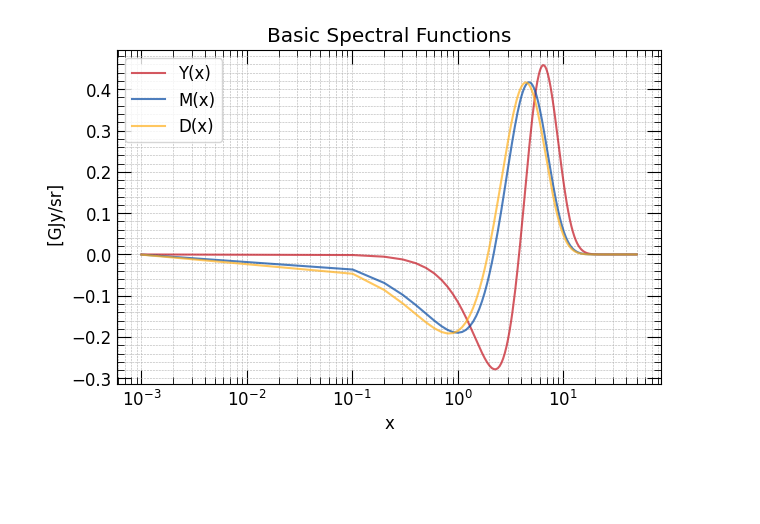
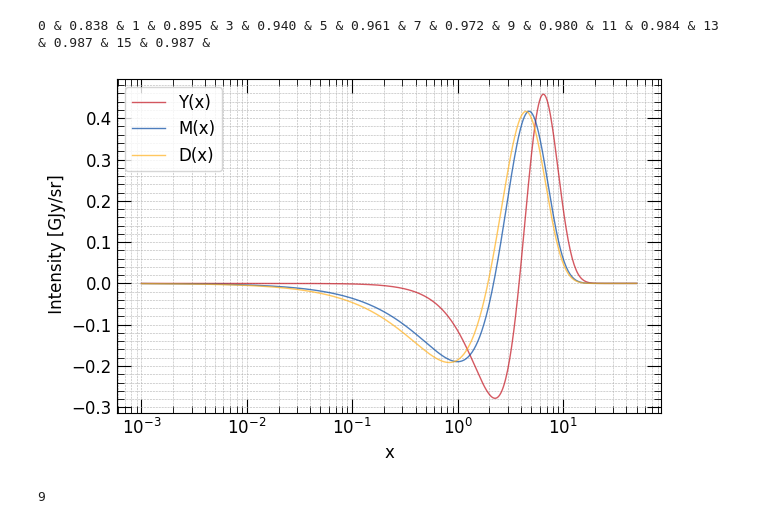
Before and after one commit to Sareva00/Photon_conversion, a Jupyter notebook: main.ipynb, the cells around one changed output. Drawn from its saved outputs; the diff is of its cells as text; code cells hidden in the pictures; blank space fills up the shorter version.

```diff
--- a/main.ipynb
+++ b/main.ipynb
@@ -54,8 +29,2 @@ print(I0/1e6, "MJy sr^-1")
-# %%
-# Normalised distortion spectral shapes
-
-def nbb(x): return (1/(np.exp(x)-1)) # * I0
-def G(x): return (x * np.exp(x) * nbb(x)**2 )   # intensity not occupation number /4.0 * I0
-def Y(x): return x**3 * I0 * (G(x) * ( x * ( 2 * nbb(x) + 1 ) - 4 ) ) / 4.0
-def M(x): return x**3 * I0 * (G(x) * ( 1.0 / 2.1923 - 1.0 / x ) ) * 1.401
-def D(x): return x**3 * I0 * (G(x) * 1.6449 / (3*2.4041) - nbb(x) / x) / 0.5421
+# %%
+def D(x): return x**3 * tools.I0 * (tools.G(x) * 1.6449 / (3*2.4041) - tools.nbb(x) / x) / 0.5421
@@ -87,10 +63,58 @@ def extract_Ix_from_files_FH(folder_path, pattern="full_spectrum.dat_ymax15_y_bg
     Ix.extend(data[:, 1])  # All Ix values from column 5
 
     return np.array(x), np.array(Ix)
+# %%
+def read_Dx_from_file(file_path):
+    """
+    Read x and Dx data from a file for all nmax values.
+    The file contain D(x) computed by cosmotherm using the mathematica coefficients and the FH module.
+    D(x) varies according to the Ynmax we consider for the spectral basis, we want to compare it to the analytical function.
+    """
+    x = []
+    Dx = [[] for _ in range(9)]  # for all nmax
+
+    data = np.loadtxt(file_path, comments='#')
+    x.extend(data[:, 0])   # All x values from column 0
+    for i in range(9):
+        Dx[i].extend(data[:, i+1]/ 0.5421 )  # All Dx values from columns 1-9
+
+    return np.array(x), np.array(Dx)
+# %%
+x_ct , Dx = read_Dx_from_file("D(x)_spectrum_nmax_0_15.dat")
 # %%
 x , Ix = extract_Ix_from_files("../Data/Test-code/Photon-conversion/") # [I] = Jy / sr
 x_FH , Ix_FH = extract_Ix_from_files_FH("../Data/Test-code/Photon-conversion-FH/")
 x_Mnum , Ix_Mnum = extract_Ix_from_files_FH("../Data/Test-code/Photon-conversion-FH-Mnum/")
+# %%
+# We read the coefficients computed by mathematica and we print it in a format useful for an overleaf table, to save time
+
+def smart_format(val, dec=4):
+    if val == 0:
+        return "0"
+    if abs(val) < 1e-3 or abs(val) >= 1e3:
+        return np.format_float_scientific(val, precision=dec, unique=False, trim='-')
+    else:
+        return f"{val:.{dec}f}"
+
+coeffs = read_coeffs("Dp_conv_coefs.dat")
+nmax = [0,1,3,5,7,9,11,13,15]
+for i in range(len(coeffs)):
+    print(f"{nmax[i]}", end=" & ")
+    row = coeffs[i]
+    zero_indices = np.where(row == 0)[0]
+    if len(zero_indices) > 0:
+        mu_index = zero_indices[0] - 1
+    else:
+        mu_index = len(row) - 1
+    mu = row[mu_index]
+    print(f"{mu:.3f}", end=" & ")
+    for j in range(len(row)):
+        if j != mu_index :
+            val = smart_format(row[j], dec=3)
+
+            #print(f"{val}", end=" & " if j < len(row) - 1 else "\\\ \n" )
+# %% [output]
+0 & 0.838 & 1 & 0.895 & 3 & 0.940 & 5 & 0.961 & 7 & 0.972 & 9 & 0.980 & 11 & 0.984 & 13 & 0.987 & 15 & 0.987 &
 # %%
 
 # Find common frequency range
@@ -110,30 +134,34 @@ spline_Ix_Mnum = CubicSpline(x_Mnum[mask_x_Mnum], Ix_Mnum[mask_x_Mnum])
 # %%
 # Plot Analytical Spectra
 fig, ax1 = plt.subplots(1, 1, figsize=set_size(width))
 
-ax1.plot(x_common, Y(x_common) / 1e9, label="Y(x)", color=colors4[0], alpha=0.7, linestyle="-")
-ax1.plot(x_common, M(x_common) / 1e9, label="M(x)", color=colors4[1], alpha=0.7, linestyle="-")
-ax1.plot(x_common, D(x_common) / 1e9, label="D(x)", color=colors4[2], alpha=0.7, linestyle="-")
+ax1.plot(x_ct, tools.Y(x_ct) / 1e9, label="Y(x)", color=colors4[0], linewidth=1, alpha=0.7, linestyle="-")
+ax1.plot(x_ct, tools.M(x_ct) / 1e9, label="M(x)", color=colors4[1], linewidth=1, alpha=0.7, linestyle="-")
+ax1.plot(x_ct, D(x_ct) / 1e9, label="D(x)", color=colors4[2], linewidth=1, alpha=0.7, linestyle="-")
 
 
 ax1.set_xscale('log')
 #ax1.set_yscale('log')
 #ax1.set_ylim(top=6)
 #ax1.set_xlim([1e+0, 5e+3])
 
 plt.minorticks_on()
 plt.tick_params(direction='in',right=True, top=True)
 plt.tick_params(labelsize=12)
 plt.tick_params(labelbottom=True, labeltop=False, labelright=False, labelleft=True)
 plt.tick_params(direction='in',which='minor', length=5, bottom=True, top=True, left=True, right=True)
 plt.tick_params(direction='in',which='major', length=10, bottom=True, top=True, left=True, right=True)
 
-ax1.set_ylabel(" [GJy/sr]")
+ax1.set_ylabel(" Intensity [GJy/sr]")
 ax1.set_xlabel("x")
-ax1.set_title("Basic Spectral Functions")
+#ax1.set_title("Basic Spectral Functions")
 ax1.grid(True, which='both', linestyle='--', linewidth=0.4)
 plt.legend(loc='upper left')
-#plt.savefig('outputs/H0_evolution.pdf', dpi=300, bbox_inches="tight")
+plt.savefig('outputs/DYM.pdf', dpi=300, bbox_inches="tight")
 plt.show()
 # %% [output]
-[figure, old version]
+[figure, new version]
+# %%
+len(Dx)
+# %% [output]
+9
```
Also changed, not shown: parts of 11 cells of this notebook, 6 other files.
